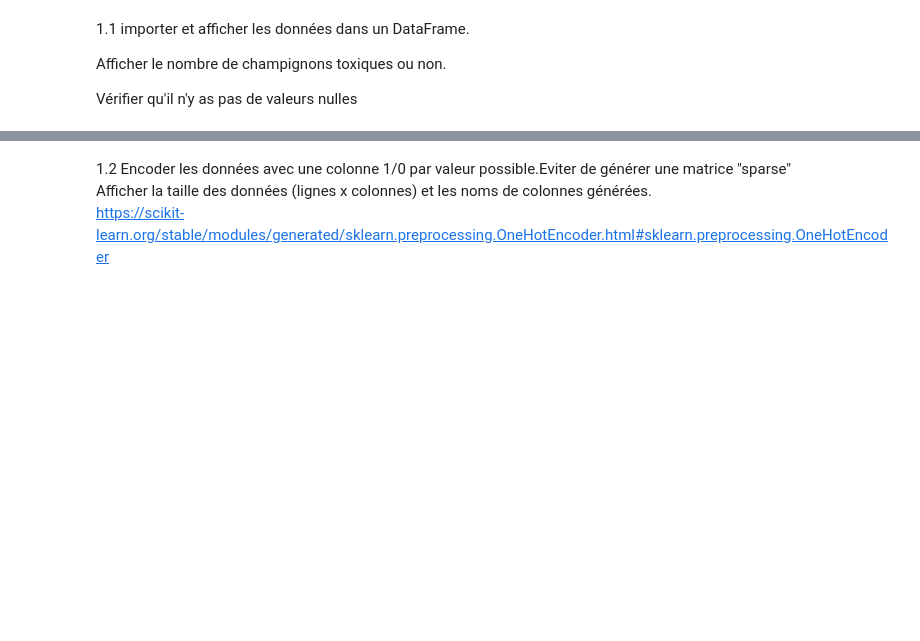
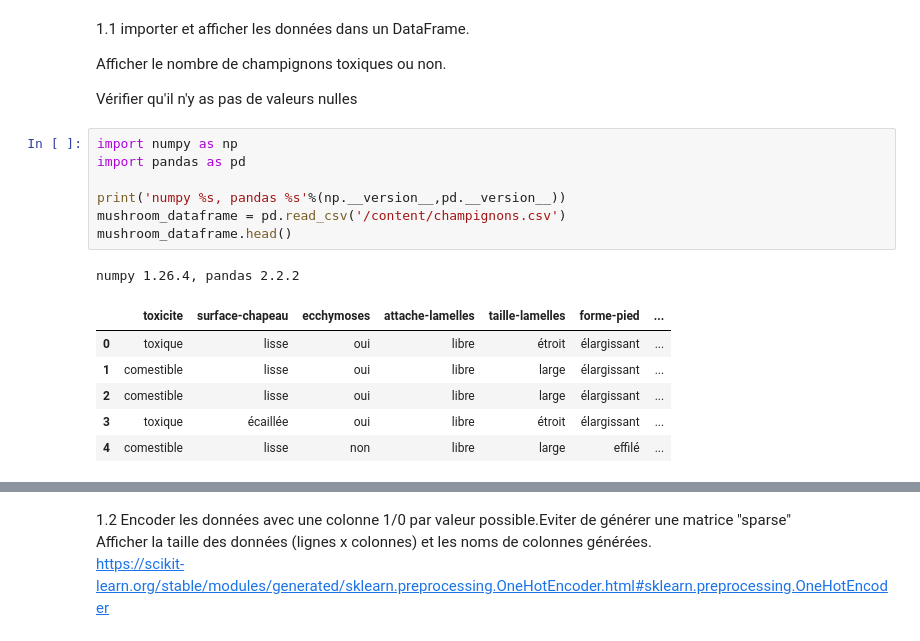
Before and after one commit to I-ZCode42/BestSurfSpot, a Jupyter notebook: TP1_classification_champignons.ipynb, the cells around one changed output, grey strips where cells are left out. Drawn from its saved outputs; the diff is of its cells as text; blank space fills up the shorter version.

```diff
--- a/TP1_classification_champignons.ipynb
+++ b/TP1_classification_champignons.ipynb
@@ -24,3 +24,18 @@ from sklearn.tree import export_graphviz
 Afficher le nombre de champignons toxiques ou non.
 
 Vérifier qu'il n'y as pas de valeurs nulles
+# %%
+import numpy as np
+import pandas as pd
+
+print('numpy %s, pandas %s'%(np.__version__,pd.__version__))
+mushroom_dataframe = pd.read_csv('/content/champignons.csv')
+mushroom_dataframe.head()
+# %% [output]
+numpy 1.26.4, pandas 2.2.2
+|  | toxicite | surface-chapeau | ecchymoses | attache-lamelles | taille-lamelles | forme-pied | ... |
+| 0 | toxique | lisse | oui | libre | étroit | élargissant | ... |
+| 1 | comestible | lisse | oui | libre | large | élargissant | ... |
+| 2 | comestible | lisse | oui | libre | large | élargissant | ... |
+| 3 | toxique | écaillée | oui | libre | étroit | élargissant | ... |
+| 4 | comestible | lisse | non | libre | large | effilé | ... |
```
Also changed, not shown: parts of 8 cells of this notebook.
